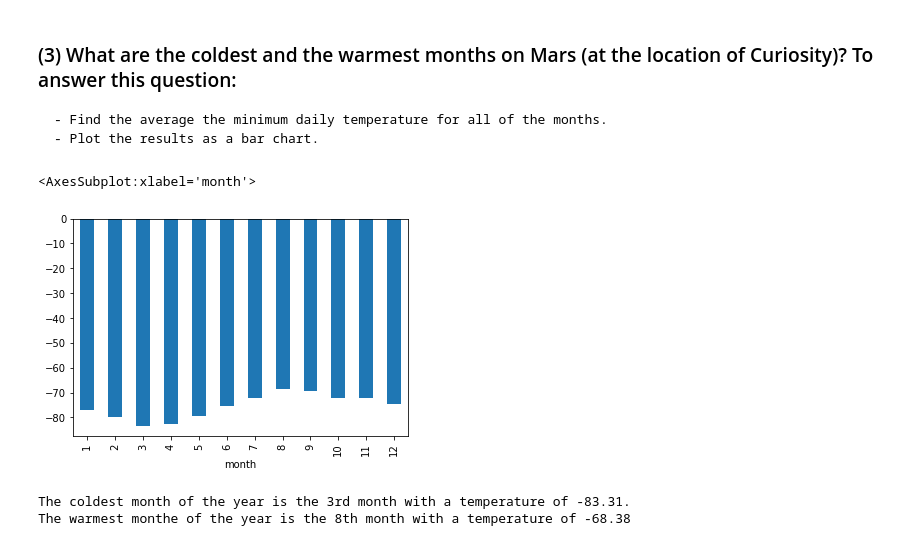
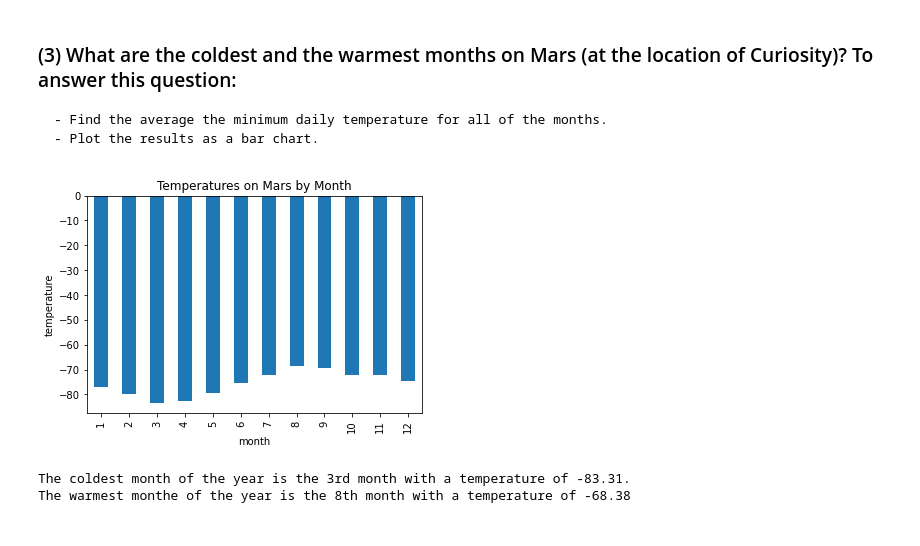
Before and after one commit to JenniferM-BShulyak/data_collection-challenge, a Jupyter notebook: mars_news/part_2_mars_news.ipynb, the cells around one changed output. Saved outputs shown, nothing was run; the diff lists cells and outputs as text; code cells hidden in the pictures.

```diff
--- a/mars_news/part_2_mars_news.ipynb
+++ b/mars_news/part_2_mars_news.ipynb
@@ -167,8 +170,11 @@ avg_month_temps = df_ready.groupby(df_ready["month"])["min_temp"].mean()
 min_temp = round(avg_month_temps.min(), 2)
 max_temp = round(avg_month_temps.max(), 2)
-# %%
-avg_month_temps.plot(kind="bar")
-# %% [output]
-<AxesSubplot:xlabel='month'>
-[figure, removed]
+# %%
+# Plot the average temperatures by month
+avg_month_temps.plot(kind="bar")
+plt.ylabel("temperature")
+plt.title("Temperatures on Mars by Month")
+plt.show()
+# %% [output]
+[figure, added]
 # %%
```
Also changed, not shown: parts of 15 cells of this notebook, 1 other file.
